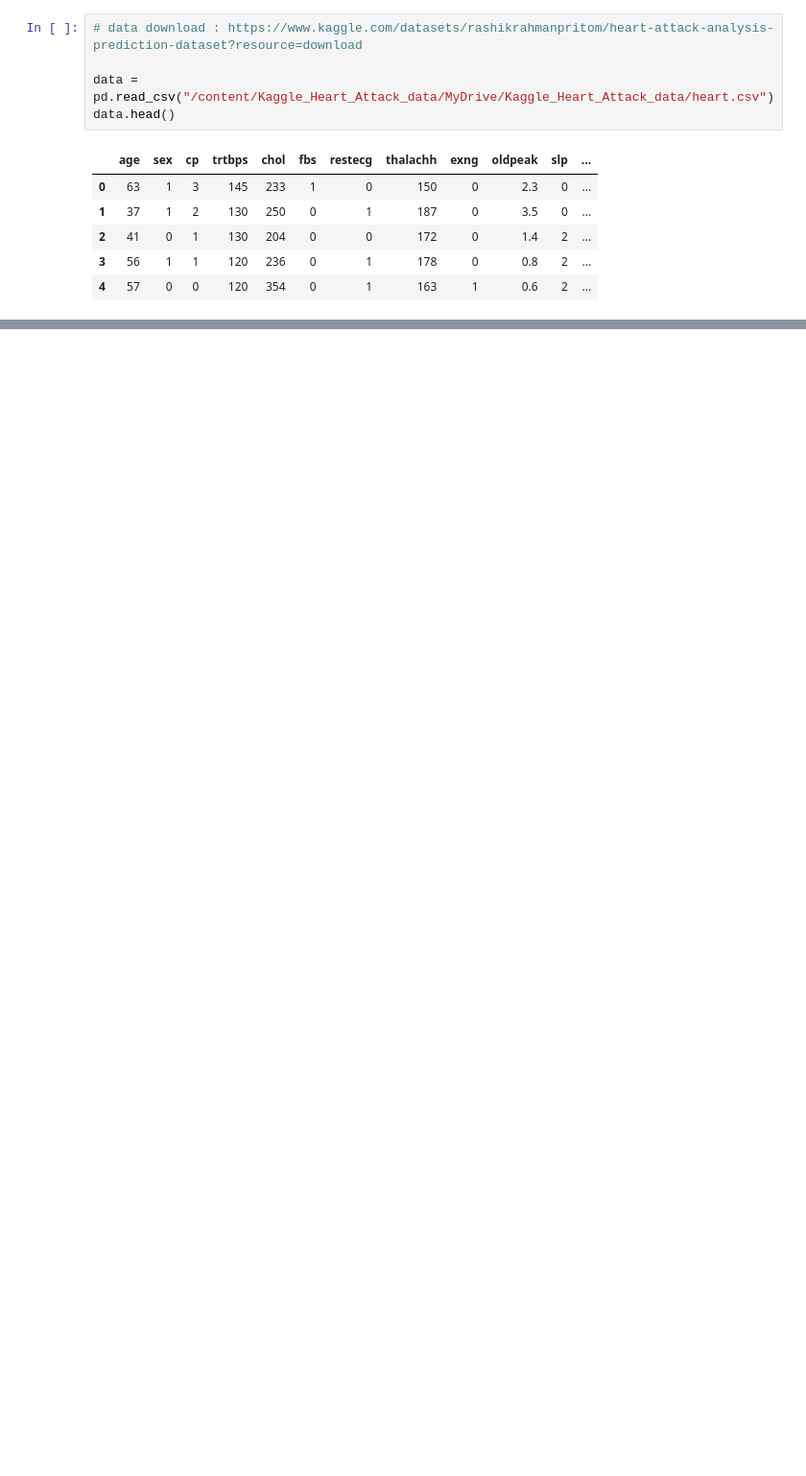
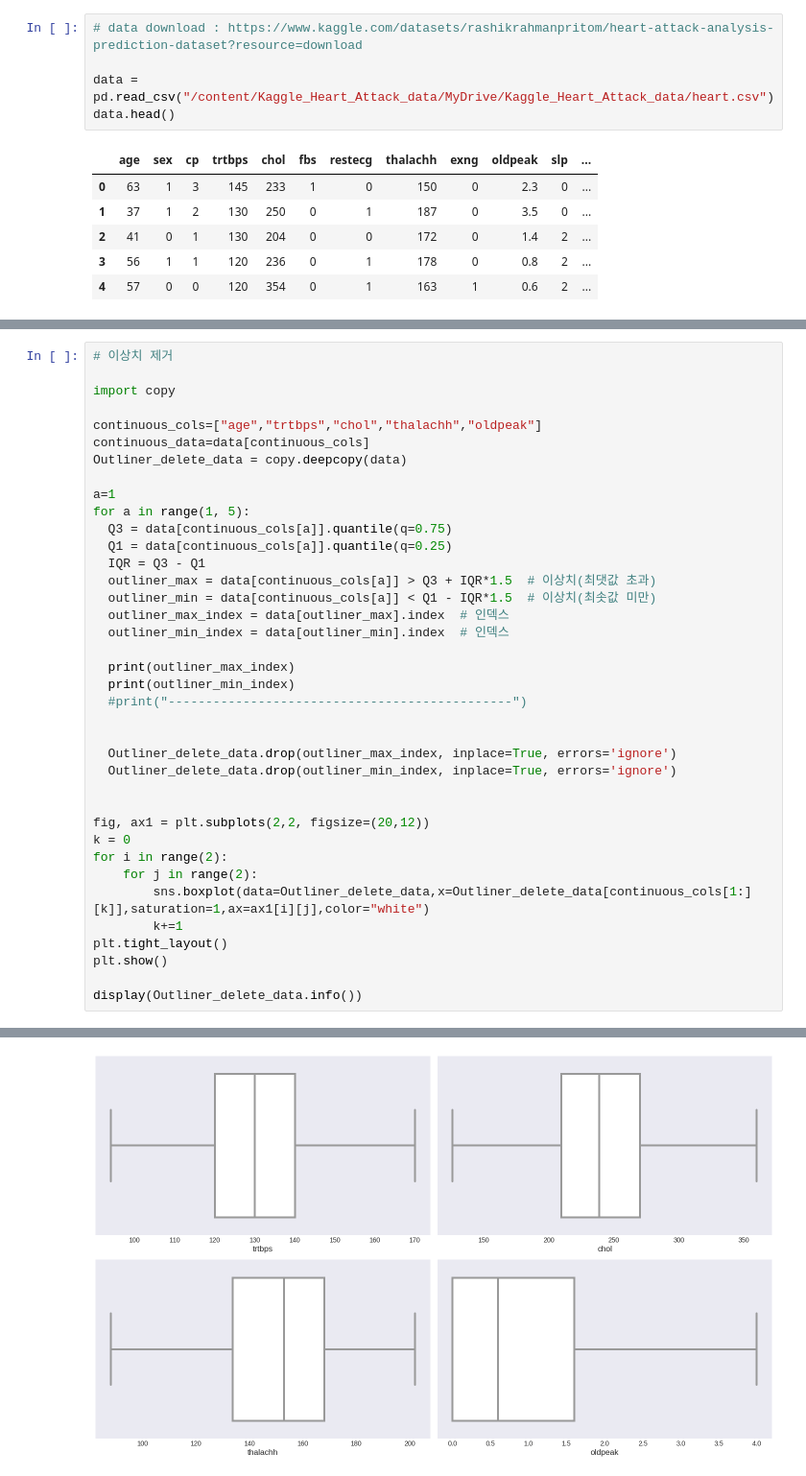
Before and after one commit to kang-jeong-uk/OSSP, a Jupyter notebook: Heart_Attack_Analysis_&_Prediction.ipynb, the cells around one changed output, grey strips where cells are left out. Shown at 96% size. Drawn from its saved outputs; the diff is of its cells as text; blank space fills up the shorter version.

```diff
--- a/Heart_Attack_Analysis_&_Prediction.ipynb
+++ b/Heart_Attack_Analysis_&_Prediction.ipynb
@@ -150,0 +192,39 @@ print("표준편차: {}".format(round((LR["age"].std()),3)))
+# %%
+# 이상치 제거
+
+import copy
+
+continuous_cols=["age","trtbps","chol","thalachh","oldpeak"]
+continuous_data=data[continuous_cols]
+Outliner_delete_data = copy.deepcopy(data)
+
+a=1
+for a in range(1, 5):
+  Q3 = data[continuous_cols[a]].quantile(q=0.75)
+  Q1 = data[continuous_cols[a]].quantile(q=0.25)
+  IQR = Q3 - Q1
+  outliner_max = data[continuous_cols[a]] > Q3 + IQR*1.5  # 이상치(최댓값 초과)
+  outliner_min = data[continuous_cols[a]] < Q1 - IQR*1.5  # 이상치(최솟값 미만)
+  outliner_max_index = data[outliner_max].index  # 인덱스
+  outliner_min_index = data[outliner_min].index  # 인덱스
+
+  print(outliner_max_index)
+  print(outliner_min_index)
+  #print("----------------------------------------------")
+
+
+  Outliner_delete_data.drop(outliner_max_index, inplace=True, errors='ignore')
+  Outliner_delete_data.drop(outliner_min_index, inplace=True, errors='ignore')
+
+
+fig, ax1 = plt.subplots(2,2, figsize=(20,12))
+k = 0
+for i in range(2):
+    for j in range(2):
+        sns.boxplot(data=Outliner_delete_data,x=Outliner_delete_data[continuous_cols[1:][k]],saturation=1,ax=ax1[i][j],color="white")
+        k+=1
+plt.tight_layout()
+plt.show()
+
+display(Outliner_delete_data.info())
+# %% [output]
@@ -150,0 +239 @@ print("표준편차: {}".format(round((LR["age"].std()),3)))
+[figure, added]
```
Also changed, not shown: parts of 11 cells of this notebook.
